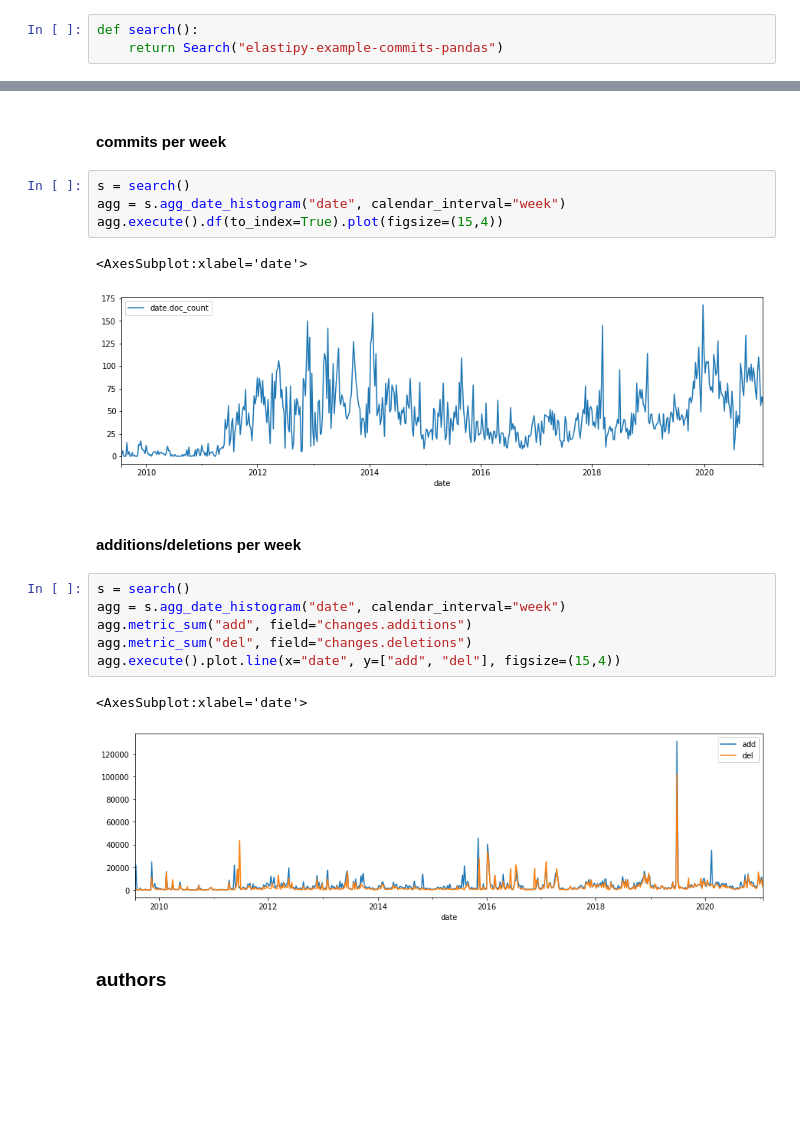
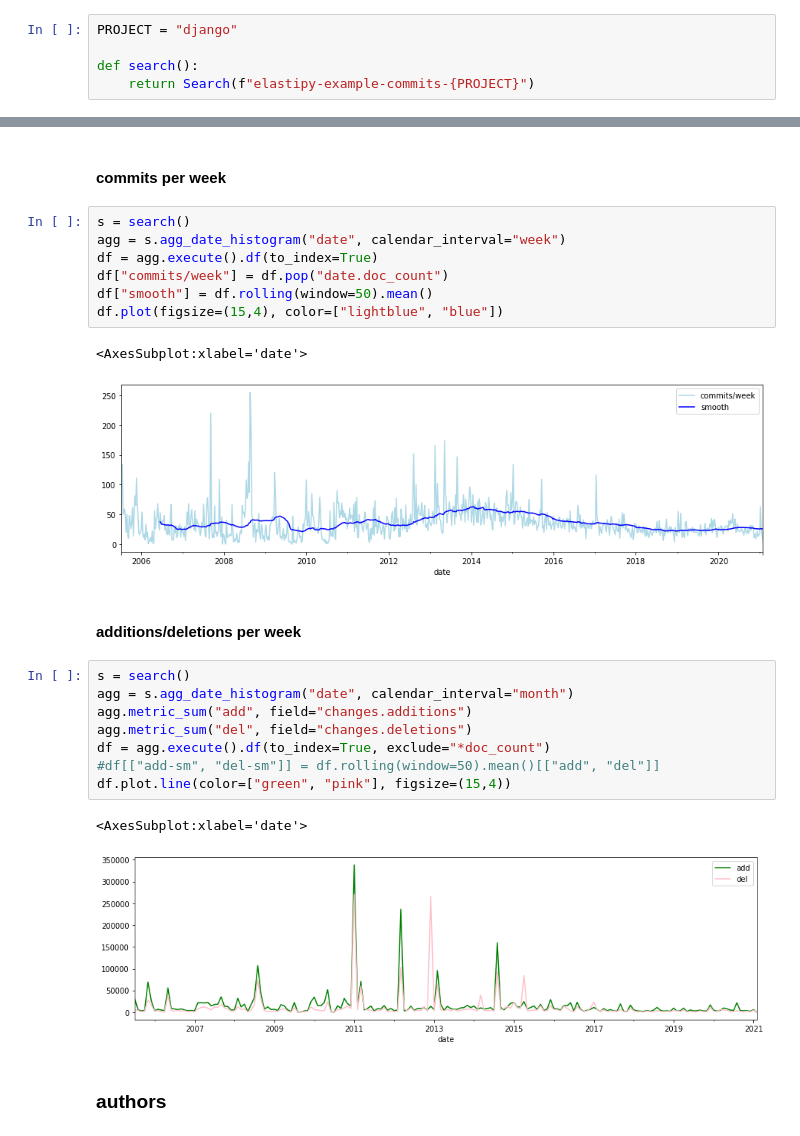
Before and after one commit to netzkolchose/elastipy, a Jupyter notebook: examples/gitlogs.ipynb, the cells around one changed output, grey strips where cells are left out. Saved outputs shown, nothing was run; the diff lists cells and outputs as text; blank space fills up the shorter version.

```diff
--- a/examples/gitlogs.ipynb
+++ b/examples/gitlogs.ipynb
@@ -1,8 +1,10 @@
 # %%
 from helper import Search, query, connections
 # %%
+PROJECT = "django"
+
 def search():
-    return Search("elastipy-example-commits-pandas")
+    return Search(f"elastipy-example-commits-{PROJECT}")
 # %% [markdown]
 ### activity
 # %% [markdown]
@@ -10,21 +12,26 @@ def search():
 # %%
 s = search()
 agg = s.agg_date_histogram("date", calendar_interval="week")
-agg.execute().df(to_index=True).plot(figsize=(15,4))
+df = agg.execute().df(to_index=True)
+df["commits/week"] = df.pop("date.doc_count")
+df["smooth"] = df.rolling(window=50).mean()
+df.plot(figsize=(15,4), color=["lightblue", "blue"])
 # %% [output]
 <AxesSubplot:xlabel='date'>
-[figure, old version]
+[figure, new version]
 # %% [markdown]
 #### additions/deletions per week
 # %%
 s = search()
-agg = s.agg_date_histogram("date", calendar_interval="week")
+agg = s.agg_date_histogram("date", calendar_interval="month")
 agg.metric_sum("add", field="changes.additions")
 agg.metric_sum("del", field="changes.deletions")
-agg.execute().plot.line(x="date", y=["add", "del"], figsize=(15,4))
+df = agg.execute().df(to_index=True, exclude="*doc_count")
+#df[["add-sm", "del-sm"]] = df.rolling(window=50).mean()[["add", "del"]]
+df.plot.line(color=["green", "pink"], figsize=(15,4))
 # %% [output]
 <AxesSubplot:xlabel='date'>
-[figure, old version]
+[figure, new version]
 # %% [markdown]
 ### authors
 # %% [markdown]
```
Also changed, not shown: parts of 13 cells of this notebook, 6 other files.
